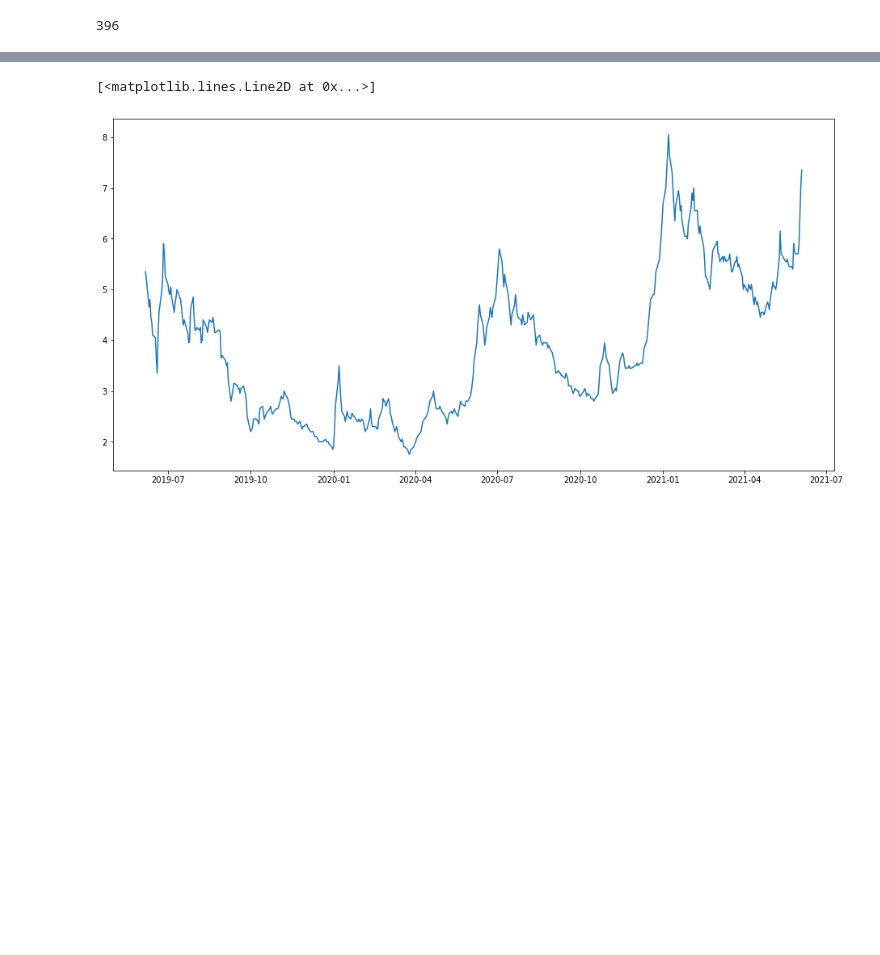
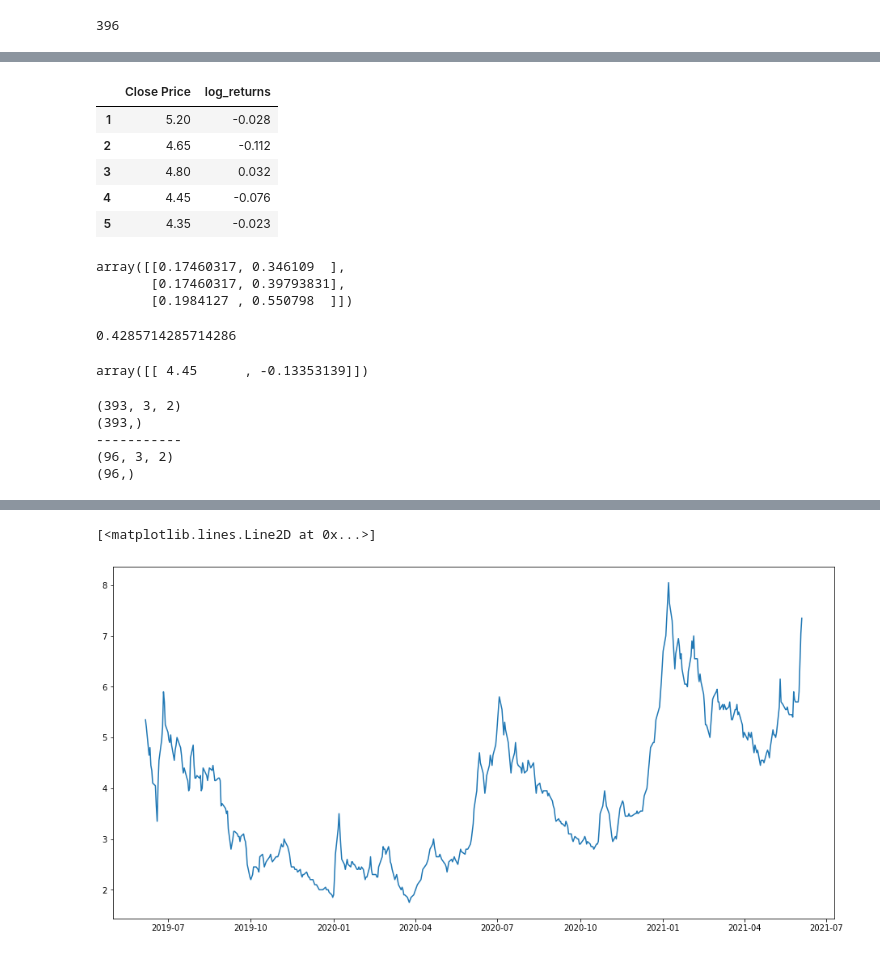
Before and after one commit to thiyagi9/PythonPractises, a Jupyter notebook: Suzlon.ipynb, the cells around one changed output, grey strips where cells are left out. Saved outputs shown, nothing was run; the diff lists cells and outputs as text; code cells hidden in the pictures; blank space fills up the shorter version.

```diff
--- a/Suzlon.ipynb
+++ b/Suzlon.ipynb
@@ -134,0 +159,25 @@ assert len(X_test)==len(y_test)
+# %%
+X.head()
+# %% [output]
+|  | Close Price | log_returns |
+| 1 | 5.20 | -0.028 |
+| 2 | 4.65 | -0.112 |
+| 3 | 4.80 | 0.032 |
+| 4 | 4.45 | -0.076 |
+| 5 | 4.35 | -0.023 |
+# %%
+Xtrain[100]
+# %% [output]
+array([[0.17460317, 0.346109  ],
+       [0.17460317, 0.39793831],
+       [0.1984127 , 0.550798  ]])
+# %%
+ytrain[0]
+# %% [output]
+0.4285714285714286
+# %%
+val=np.array(ytrain[0])
+val=np.c_[val,np.zeros(val.shape)]
+scaler_new.inverse_transform(val)
+# %% [output]
+array([[ 4.45      , -0.13353139]])
@@ -134,0 +190,12 @@ assert len(X_test)==len(y_test)
+# %%
+print(Xtrain.shape)
+print(ytrain.shape)
+print("-----------")
+print(Xtest.shape)
+print(ytest.shape)
+# %% [output]
+(393, 3, 2)
+(393,)
+-----------
+(96, 3, 2)
+(96,)
```
Also changed, not shown: parts of 15 cells of this notebook.
